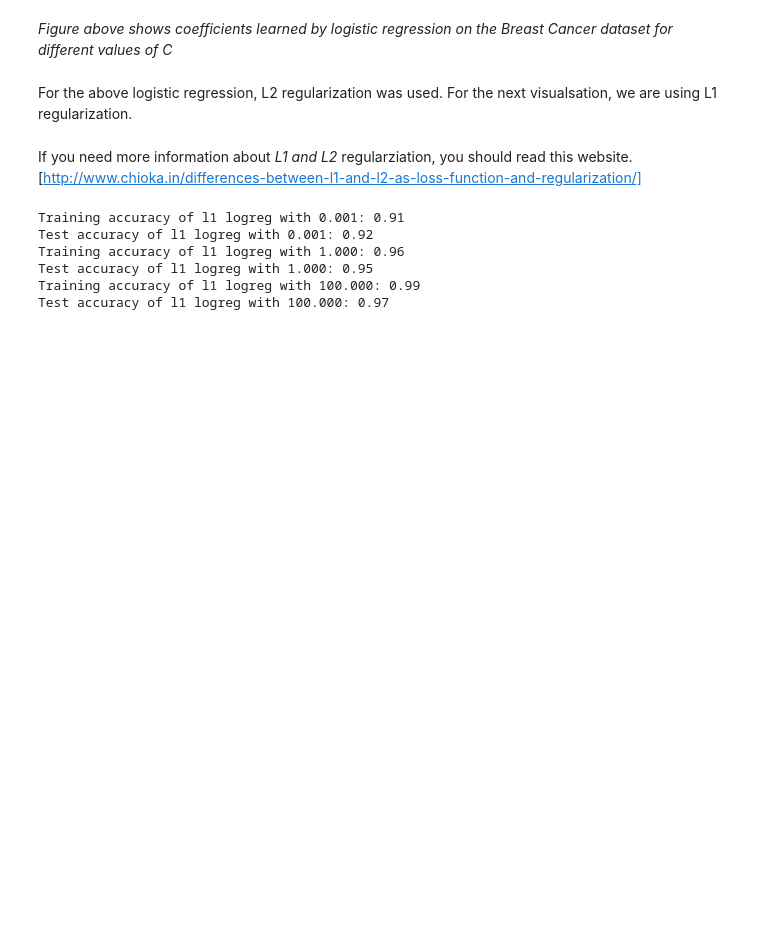
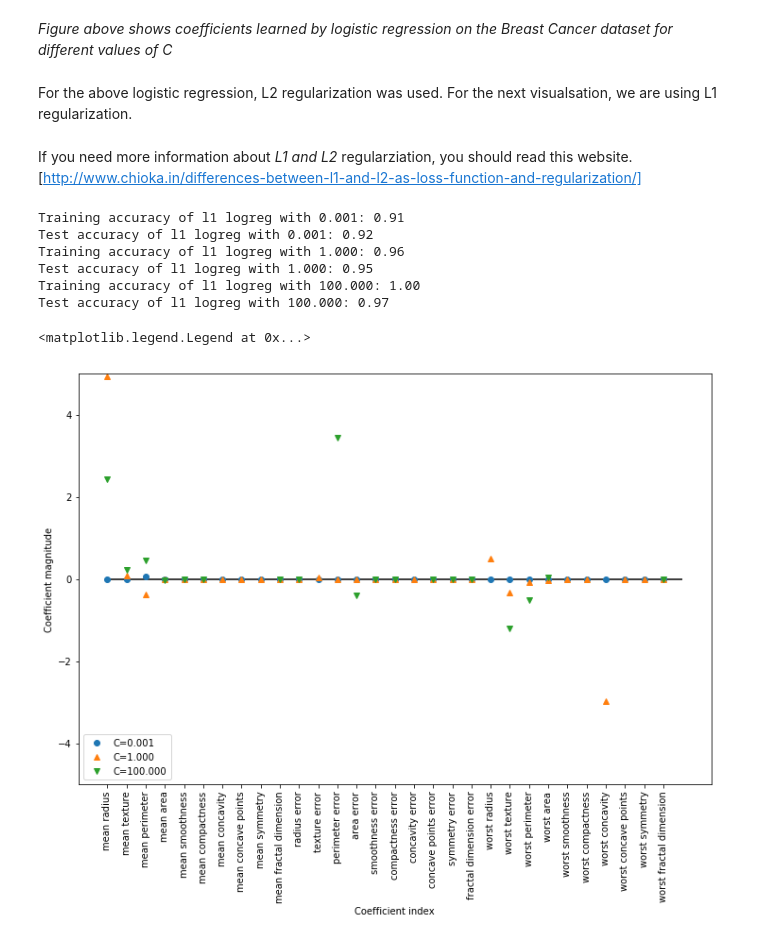
Before and after one commit to abudata/Machine_Learning, a Jupyter notebook: Supervised_Learning_Linear_Models_for_Classification.ipynb, the cells around one changed output. Saved outputs shown, nothing was run; the diff lists cells and outputs as text; code cells hidden in the pictures; blank space fills up the shorter version.

Commit message:
l1 and l2 regularizations plot added

```diff
--- a/Supervised_Learning_Linear_Models_for_Classification.ipynb
+++ b/Supervised_Learning_Linear_Models_for_Classification.ipynb
@@ -105,15 +105,27 @@ For the above logistic regression, L2 regularization was used. For the next visu
 # %% [markdown]
 If you need more information about *L1 and L2* regularziation, you should read this website. [http://www.chioka.in/differences-between-l1-and-l2-as-loss-function-and-regularization/]
 # %%
+plt.figure(figsize=(12,8))
 for C, marker in zip([0.001, 1, 100], ['o', '^', 'v']):
     lr_l1 = LogisticRegression(C=C, penalty='l1').fit(X_train, y_train)
     print('Training accuracy of l1 logreg with {:.3f}: {:.2f}'.format(
-    C, lr_l1.score(X_train, y_train)))
-    print('Test accuracy of l1 logreg with {:.3f}: {:.2f}'.format(C, lr_l1.score(X_test, y_test)))
+            C, lr_l1.score(X_train, y_train)))
+    print('Test accuracy of l1 logreg with {:.3f}: {:.2f}'.format(
+            C, lr_l1.score(X_test, y_test)))
+    plt.plot(lr_l1.coef_.T, marker, label='C={:.3f}'.format(C))
+
+plt.xticks(range(cancer.data.shape[1]), cancer.feature_names, rotation=90)
+plt.hlines(0, 0, cancer.data.shape[1])
+plt.xlabel('Coefficient index')
+plt.ylabel('Coefficient magnitude')
+plt.ylim(-5, 5)
+plt.legend(loc=3)
 # %% [output]
 Training accuracy of l1 logreg with 0.001: 0.91
 Test accuracy of l1 logreg with 0.001: 0.92
 Training accuracy of l1 logreg with 1.000: 0.96
 Test accuracy of l1 logreg with 1.000: 0.95
-Training accuracy of l1 logreg with 100.000: 0.99
+Training accuracy of l1 logreg with 100.000: 1.00
 Test accuracy of l1 logreg with 100.000: 0.97
+<matplotlib.legend.Legend at 0x...>
+[figure, added]
```
Also changed, not shown: parts of 1 cell of this notebook.
